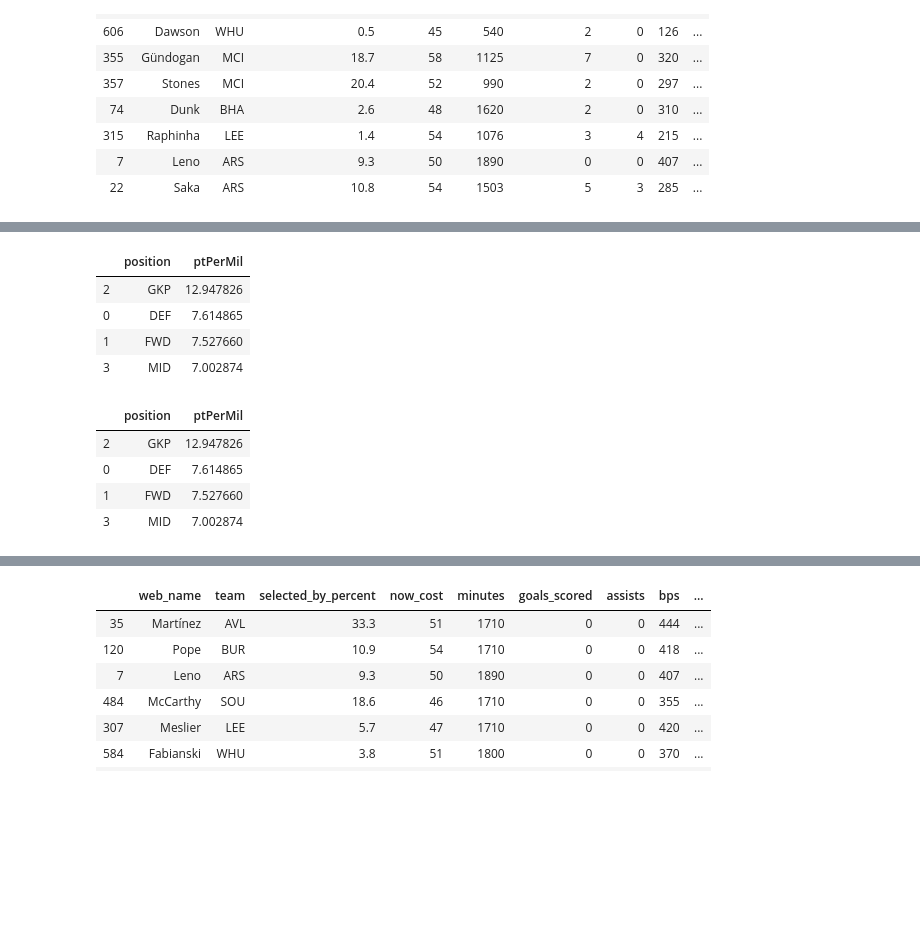
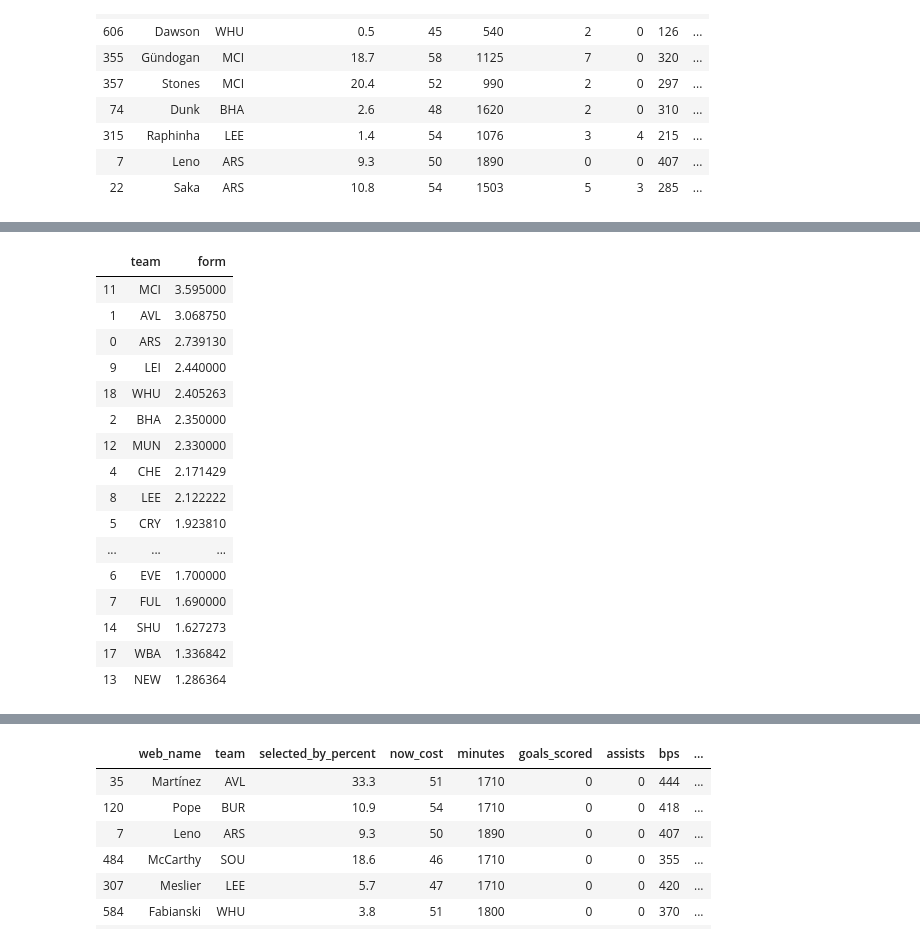
Before and after one commit to tryggviskarp/FPL, a Jupyter notebook: FPLdutl.ipynb, the cells around one changed output, grey strips where cells are left out. Cells and saved outputs as stored; diff of their text form; code cells hidden in the pictures; blank space fills up the shorter version.

```diff
--- a/FPLdutl.ipynb
+++ b/FPLdutl.ipynb
@@ -115,18 +151,22 @@ slim_elements_df.pivot_table(index='position',values='ptPerMil',aggfunc=np.mean)
 # %%
-pivot=slim_elements_df.pivot_table(index='position',values='ptPerMil',aggfunc=np.mean).reset_index()
-pivot.sort_values('ptPerMil',ascending=False)
+#what team is most in form?
+team_pivot = slim_elements_df.pivot_table(index='team',values='form',aggfunc=np.mean).reset_index()
+team_pivot.sort_values('form',ascending=False)
 # %% [output]
-|  | position | ptPerMil |
-| 2 | GKP | 12.947826 |
-| 0 | DEF | 7.614865 |
-| 1 | FWD | 7.527660 |
-| 3 | MID | 7.002874 |
+|  | team | form |
+| 11 | MCI | 3.595000 |
+| 1 | AVL | 3.068750 |
+| 0 | ARS | 2.739130 |
+| 9 | LEI | 2.440000 |
+| 18 | WHU | 2.405263 |
+| 2 | BHA | 2.350000 |
+| 12 | MUN | 2.330000 |
+| 4 | CHE | 2.171429 |
+| 8 | LEE | 2.122222 |
+| 5 | CRY | 1.923810 |
+| ... | ... | ... |
+| 6 | EVE | 1.700000 |
+| 7 | FUL | 1.690000 |
+| 14 | SHU | 1.627273 |
+| 17 | WBA | 1.336842 |
+| 13 | NEW | 1.286364 |
-# %%
-pivot = slim_elements_df.pivot_table(index='position',values='ptPerMil',aggfunc=np.mean).reset_index()
-pivot.sort_values('ptPerMil',ascending=False)
-# %% [output]
-|  | position | ptPerMil |
-| 2 | GKP | 12.947826 |
-| 0 | DEF | 7.614865 |
-| 1 | FWD | 7.527660 |
-| 3 | MID | 7.002874 |
```
Also changed, not shown: parts of 7 cells of this notebook.
